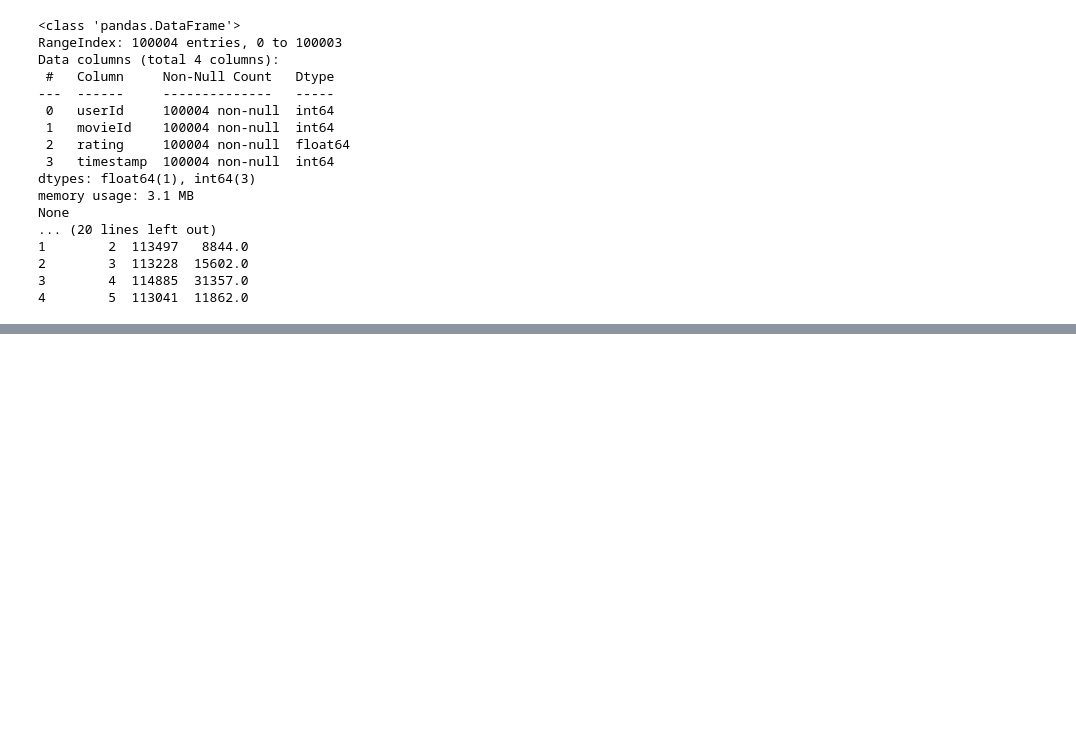
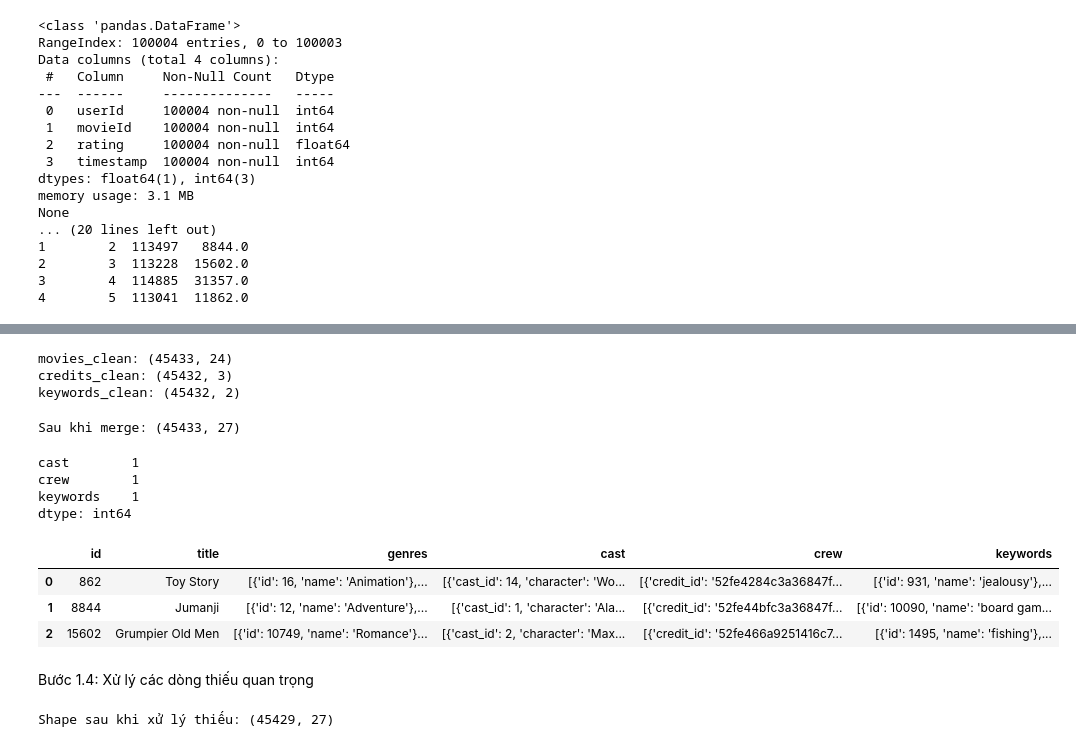
Before and after one commit to nguyenlongCS/Movie_Recommend_System, a Jupyter notebook: notebooks/01_data_cleaning.ipynb, the cells around one changed output, grey strips where cells are left out. Saved outputs shown, nothing was run; the diff lists cells and outputs as text; code cells hidden in the pictures; blank space fills up the shorter version.

```diff
--- a/notebooks/01_data_cleaning.ipynb
+++ b/notebooks/01_data_cleaning.ipynb
@@ -126,0 +154,56 @@ None
+# %%
+# Loại bỏ 3 dòng id lỗi, ép kiểu id về int64
+movies_clean = movies[movies['id'].astype(str).str.isnumeric()].copy()
+movies_clean['id'] = movies_clean['id'].astype('int64')
+
+# Loại bỏ trùng lặp toàn dòng và trùng id (giữ bản đầu tiên)
+movies_clean = movies_clean.drop_duplicates()
+movies_clean = movies_clean.drop_duplicates(subset='id', keep='first')
+
+# Loại bỏ id trùng ở credits, keywords
+credits_clean = credits.drop_duplicates(subset='id', keep='first')
+keywords_clean = keywords.drop_duplicates(subset='id', keep='first')
+
+print("movies_clean:", movies_clean.shape)
+print("credits_clean:", credits_clean.shape)
+print("keywords_clean:", keywords_clean.shape)
+# %% [output]
+movies_clean: (45433, 24)
+credits_clean: (45432, 3)
+keywords_clean: (45432, 2)
+# %%
+# Merge movies + credits + keywords theo id
+df = movies_clean.merge(credits_clean, on='id', how='left')
+df = df.merge(keywords_clean, on='id', how='left')
+
+print("Sau khi merge:", df.shape)
+df.isnull().sum()[['cast', 'crew', 'keywords']] if 'cast' in df.columns else print("kiểm tra tên cột")
+# %% [output]
+Sau khi merge: (45433, 27)
+cast        1
+crew        1
+keywords    1
+dtype: int64
+# %%
+# Kiểm tra vài dòng sau merge để chắc chắn khớp đúng
+df[['id', 'title', 'genres', 'cast', 'crew', 'keywords']].head(3)
+# %% [output]
+|  | id | title | genres | cast | crew | keywords |
+| 0 | 862 | Toy Story | [{'id': 16, 'name': 'Animation'},... | [{'cast_id': 14, 'character': 'Wo... | [{'credit_id': '52fe4284c3a36847f... | [{'id': 931, 'name': 'jealousy'},... |
+| 1 | 8844 | Jumanji | [{'id': 12, 'name': 'Adventure'},... | [{'cast_id': 1, 'character': 'Ala... | [{'credit_id': '52fe44bfc3a36847f... | [{'id': 10090, 'name': 'board gam... |
+| 2 | 15602 | Grumpier Old Men | [{'id': 10749, 'name': 'Romance'}... | [{'cast_id': 2, 'character': 'Max... | [{'credit_id': '52fe466a9251416c7... | [{'id': 1495, 'name': 'fishing'},... |
+# %% [markdown]
+Bước 1.4: Xử lý các dòng thiếu quan trọng
+# %%
+# Loại 6 dòng thiếu title (thường đi kèm thiếu nhiều cột khác luôn)
+df = df.dropna(subset=['title'])
+
+# Loại 1 dòng thiếu cast/crew/keywords sau merge
+df = df.dropna(subset=['cast', 'crew', 'keywords'])
+
+# Điền rỗng cho overview thiếu (giữ dòng lại)
+df['overview'] = df['overview'].fillna('')
+
+print("Shape sau khi xử lý thiếu:", df.shape)
+# %% [output]
+Shape sau khi xử lý thiếu: (45429, 27)
```
Also changed, not shown: parts of 19 cells of this notebook, 1 other file.
